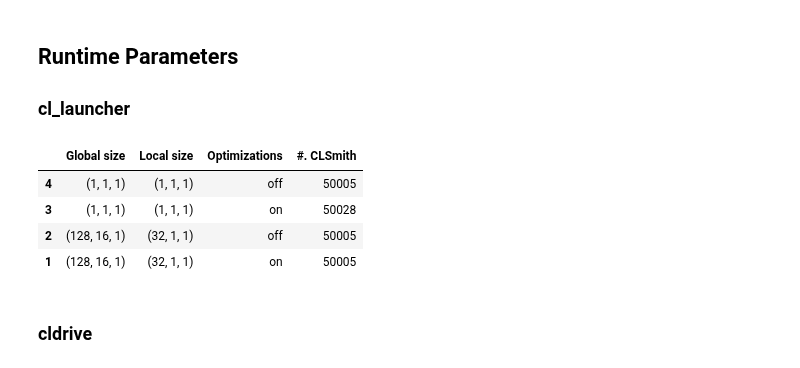
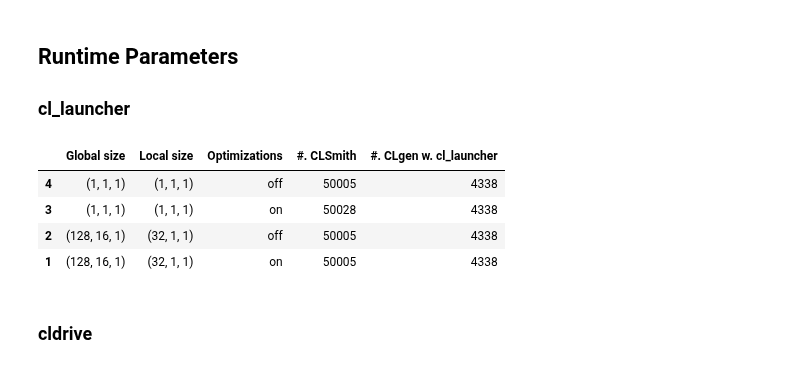
Before and after one commit to ChrisCummins/phd, a Jupyter notebook: difftest/Difftest Results.ipynb, the cells around one changed output. Cells and saved outputs as stored; diff of their text form; code cells hidden in the pictures.

```diff
--- a/difftest/Difftest Results.ipynb
+++ b/difftest/Difftest Results.ipynb
@@ -122,27 +113,34 @@ nothing to commit, working directory clean
 
 ### cl_launcher
 # %%
+CL_LAUNCHER_TABLE_NAMES = ["CLSmith", "CLgen w. cl_launcher"]
+CL_LAUNCHER_TABLES = [CLSmithResult, cl_launcherCLgenResult]
+
 q = session.query(cl_launcherParams).order_by(
         cl_launcherParams.gsize_x, cl_launcherParams.gsize_y, cl_launcherParams.gsize_z,
         cl_launcherParams.lsize_x, cl_launcherParams.lsize_y, cl_launcherParams.lsize_z,
         cl_launcherParams.optimizations)
 
 data = []
 for param in q:
     nresult_param = session.query(CLSmithResult).filter(CLSmithResult.params == param).count()
     data.append((
-        param.id, [param.gsize, param.lsize, param.optimizations_on_off, nresult_param]))
+        param.id, [param.gsize, param.lsize, param.optimizations_on_off ] + [
+            session.query(t).filter(t.params == param).count()
+            for t in CL_LAUNCHER_TABLES
+        ]))
 i, d = zip(*data)
 
 cl_launcher_params = pd.DataFrame(list(d), index=i, columns=[
-    "Global size", "Local size", "Optimizations", "#. CLSmith"])
+    "Global size", "Local size", "Optimizations"] + [
+        f"#. {t}" for t in CL_LAUNCHER_TABLE_NAMES])
 cl_launcher_params
 # %% [output]
-|  | Global size | Local size | Optimizations | #. CLSmith |
-| 4 | (1, 1, 1) | (1, 1, 1) | off | 50005 |
-| 3 | (1, 1, 1) | (1, 1, 1) | on | 50028 |
-| 2 | (128, 16, 1) | (32, 1, 1) | off | 50005 |
-| 1 | (128, 16, 1) | (32, 1, 1) | on | 50005 |
+|  | Global size | Local size | Optimizations | #. CLSmith | #. CLgen w. cl_launcher |
+| 4 | (1, 1, 1) | (1, 1, 1) | off | 50005 | 4338 |
+| 3 | (1, 1, 1) | (1, 1, 1) | on | 50028 | 4338 |
+| 2 | (128, 16, 1) | (32, 1, 1) | off | 50005 | 4338 |
+| 1 | (128, 16, 1) | (32, 1, 1) | on | 50005 | 4338 |
 # %% [markdown]
 ### cldrive
 # %%
```
Also changed, not shown: parts of 26 cells of this notebook.
